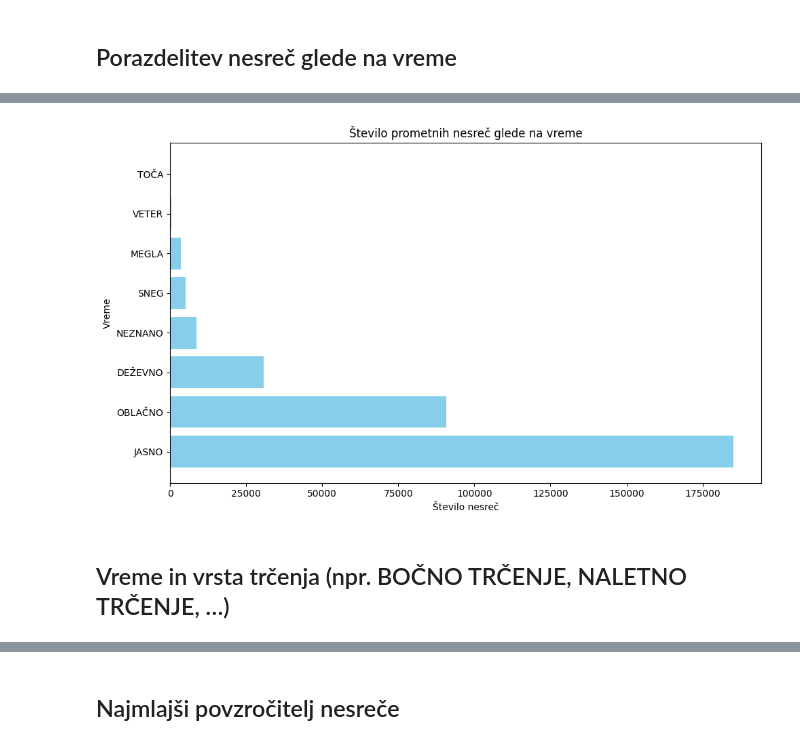
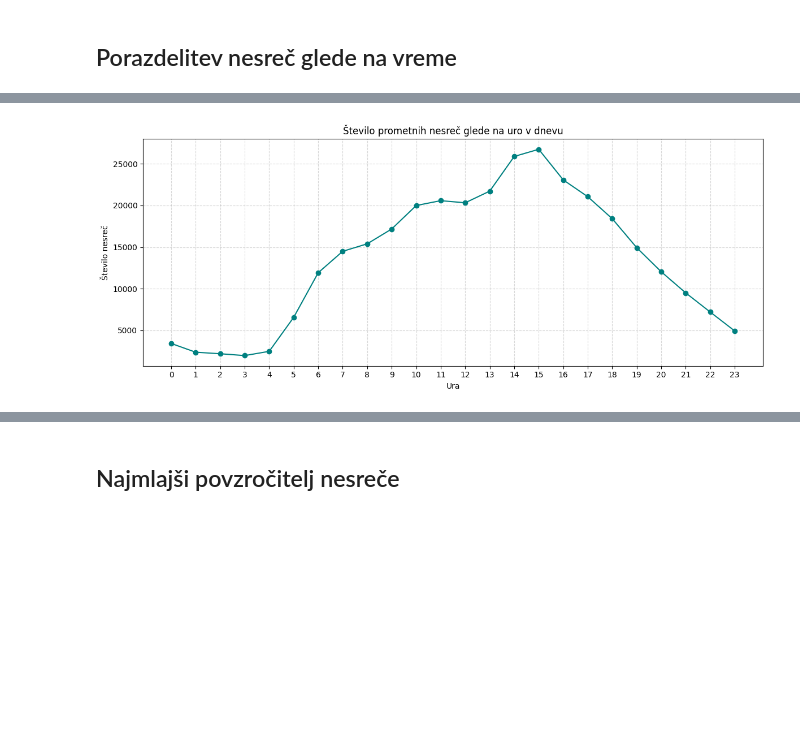
Before and after one commit to TeamsInsane/PR25_3, a Jupyter notebook: simple.ipynb, the cells around one changed output, grey strips where cells are left out. Drawn from its saved outputs; the diff is of its cells as text; code cells hidden in the pictures; blank space fills up the shorter version.

```diff
--- a/simple.ipynb
+++ b/simple.ipynb
@@ -356,16 +421,15 @@ plt.show()
 # %%
-##SHIT
+hourly_counts = data.dropna(subset=['UraPN'])['UraPN'].astype(int).value_counts().sort_index()
 
-weather_counts = data['VremenskeOkoliscine'].value_counts()
+plt.figure(figsize=(12, 5))
+plt.plot(hourly_counts.index, hourly_counts.values, marker='o', color='teal')
+plt.xticks(range(0, 24))
+plt.title('Število prometnih nesreč glede na uro v dnevu')
+plt.xlabel('Ura')
+plt.ylabel('Število nesreč')
+plt.grid(True, linestyle='--', alpha=0.5)
+plt.tight_layout()
 
-plt.figure(figsize=(10, 6))
-plt.barh(weather_counts.index, weather_counts.values, color='skyblue')
-plt.title('Število prometnih nesreč glede na vreme')
-plt.xlabel('Število nesreč')
-plt.ylabel('Vreme')
-plt.tight_layout()
 plt.show()
 # %% [output]
-[figure, old version]
+[figure, new version]
-# %% [markdown]
-## Vreme in vrsta trčenja (npr. BOČNO TRČENJE, NALETNO TRČENJE, …)
```
Also changed, not shown: parts of 28 cells of this notebook, 18 other files.
